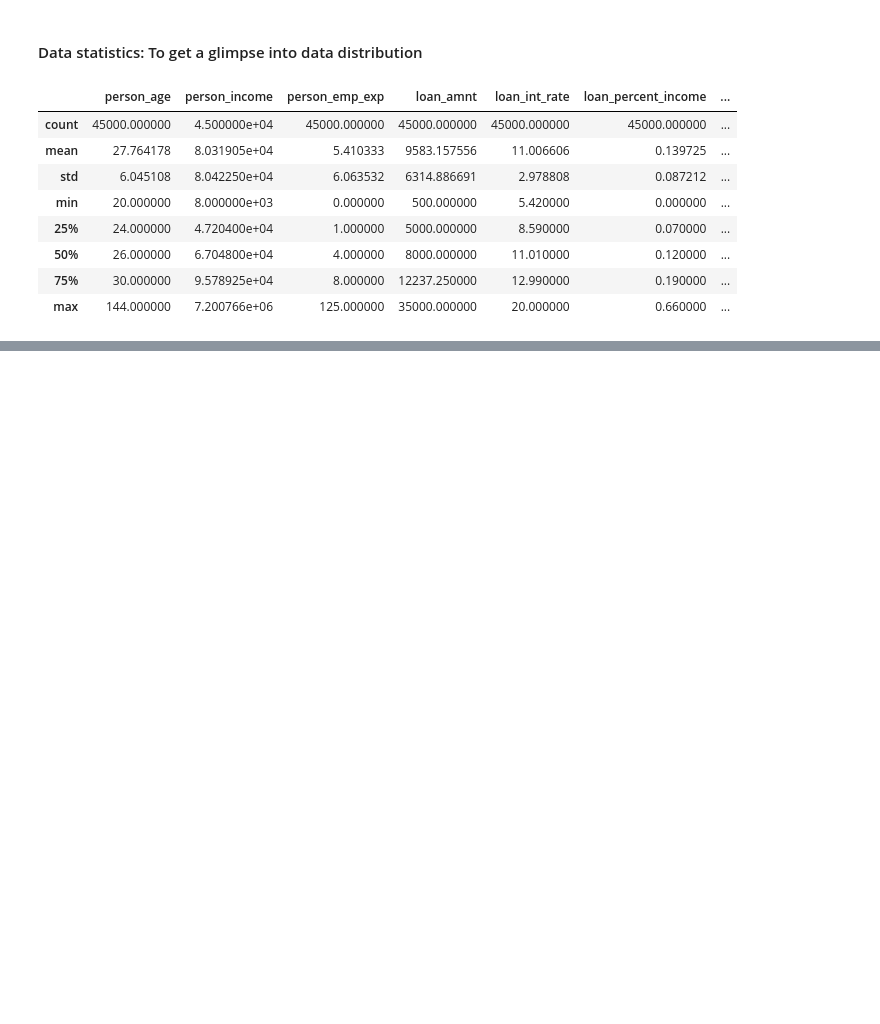
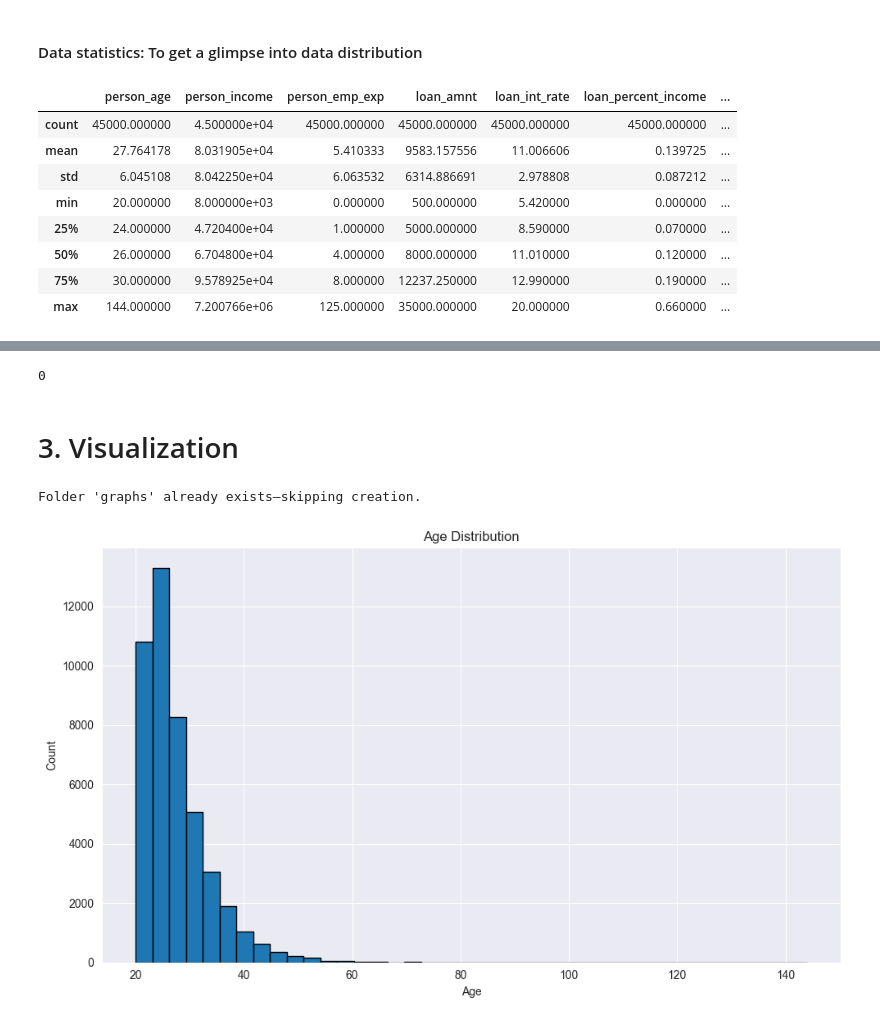
Before and after one commit to JuliusFemi/Loan, a Jupyter notebook: femi.ipynb, the cells around one changed output, grey strips where cells are left out. Drawn from its saved outputs; the diff is of its cells as text; code cells hidden in the pictures; blank space fills up the shorter version.

Commit message:
Continued EDA: cleaned income column,plots and preprocessing

```diff
--- a/femi.ipynb
+++ b/femi.ipynb
@@ -120,0 +152,39 @@ loan_df.describe()
+# %%
+#check for duplicates
+
+loan_df.duplicated().sum()
+# %% [output]
+0
+# %% [markdown]
+# 3. Visualization
+# %%
+#creating a folder for visualization
+folder_name = 'graphs'
+try:
+    os.mkdir(folder_name)
+    print(f"Folder '{folder_name}' created successfully.")
+except FileExistsError:
+    # This block runs if the folder already exists
+    print(f"Folder '{folder_name}' already exists—skipping creation.")
+except Exception as e:
+    # Catches any other unexpected errors
+    print("An unexpected error occurred:", e)
+# %% [output]
+Folder 'graphs' already exists—skipping creation.
+# %%
+# Histograph for Age
+
+sns.set_style("darkgrid")
+
+plt.figure(figsize=(10, 6))
+plt.hist(loan_df['person_age'], bins= 40, edgecolor='black')
+plt.title('Age Distribution')
+plt.xlabel('Age')
+plt.ylabel('Count')
+plt.tight_layout()
+
+#save plot
+plt.savefig("graphs/age_hist.png")
+plt.show()
+# %% [output]
+[figure, added]
```
Also changed, not shown: parts of 44 cells of this notebook, 12 other files.
